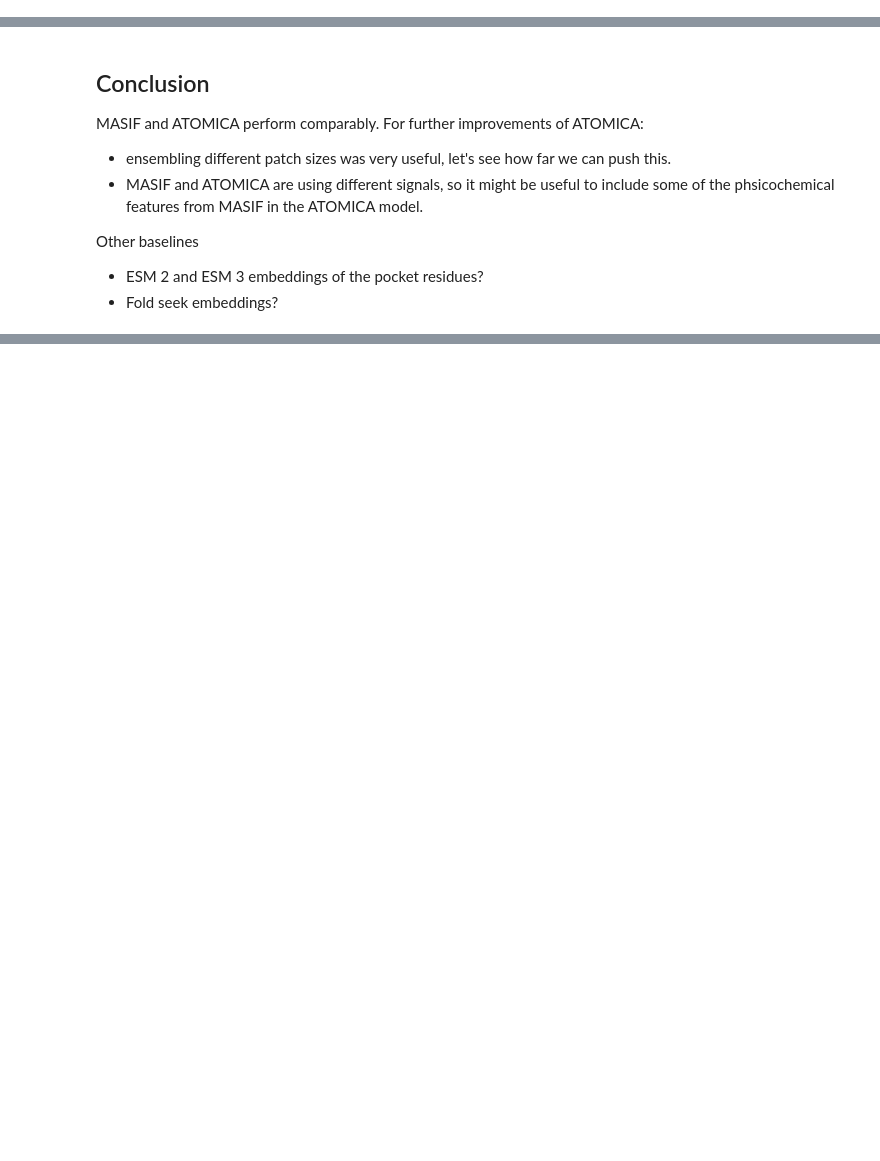
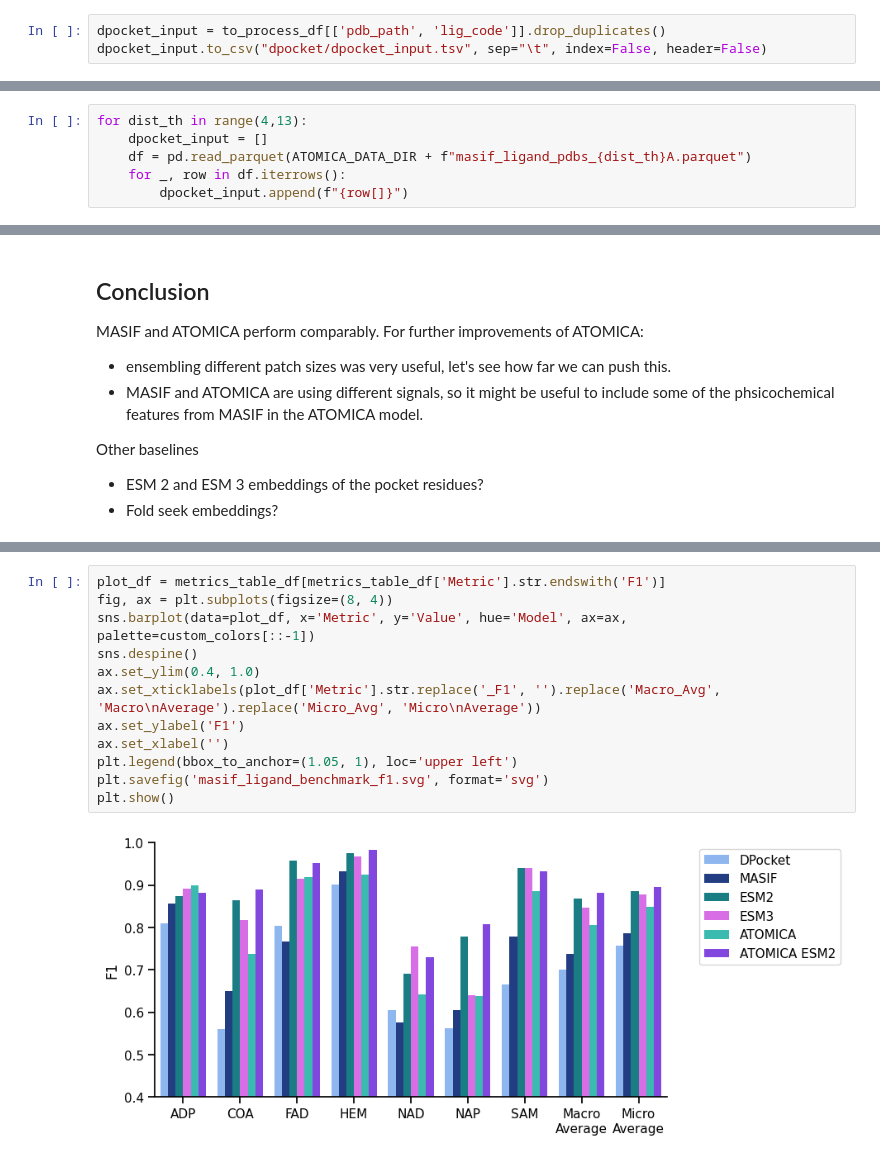
Before and after one commit to mims-harvard/ATOMICA, a Jupyter notebook: case_studies/masif_ligand_benchmark/analyse_dataset.ipynb, the cells around one changed output, grey strips where cells are left out. Saved outputs shown, nothing was run; the diff lists cells and outputs as text; blank space fills up the shorter version.

```diff
--- a/case_studies/masif_ligand_benchmark/analyse_dataset.ipynb
+++ b/case_studies/masif_ligand_benchmark/analyse_dataset.ipynb
@@ -110,3 +118,6 @@ Run `process_masif_ligand_pdbs.sh` to process the PDBs.
+# %%
+dpocket_input = to_process_df[['pdb_path', 'lig_code']].drop_duplicates()
+dpocket_input.to_csv("dpocket/dpocket_input.tsv", sep="\t", index=False, header=False)
 # %% [markdown]
 ## Remove the ligand residues from the processed graphs
 # %%
@@ -140,0 +154,6 @@ plt.show()
+# %%
+for dist_th in range(4,13):
+    dpocket_input = []
+    df = pd.read_parquet(ATOMICA_DATA_DIR + f"masif_ligand_pdbs_{dist_th}A.parquet")
+    for _, row in df.iterrows():
+        dpocket_input.append(f"{row[]}")
@@ -796,0 +917,14 @@ AUPRC Improvement (ATOMICA - MASIF): +0.1006
+# %%
+plot_df = metrics_table_df[metrics_table_df['Metric'].str.endswith('F1')]
+fig, ax = plt.subplots(figsize=(8, 4))
+sns.barplot(data=plot_df, x='Metric', y='Value', hue='Model', ax=ax, palette=custom_colors[::-1])
+sns.despine()
+ax.set_ylim(0.4, 1.0)
+ax.set_xticklabels(plot_df['Metric'].str.replace('_F1', '').replace('Macro_Avg', 'Macro\nAverage').replace('Micro_Avg', 'Micro\nAverage'))
+ax.set_ylabel('F1')
+ax.set_xlabel('')
+plt.legend(bbox_to_anchor=(1.05, 1), loc='upper left')
+plt.savefig('masif_ligand_benchmark_f1.svg', format='svg')
+plt.show()
+# %% [output]
+[figure, added]
```
Also changed, not shown: parts of 18 cells of this notebook, 10 other files.
